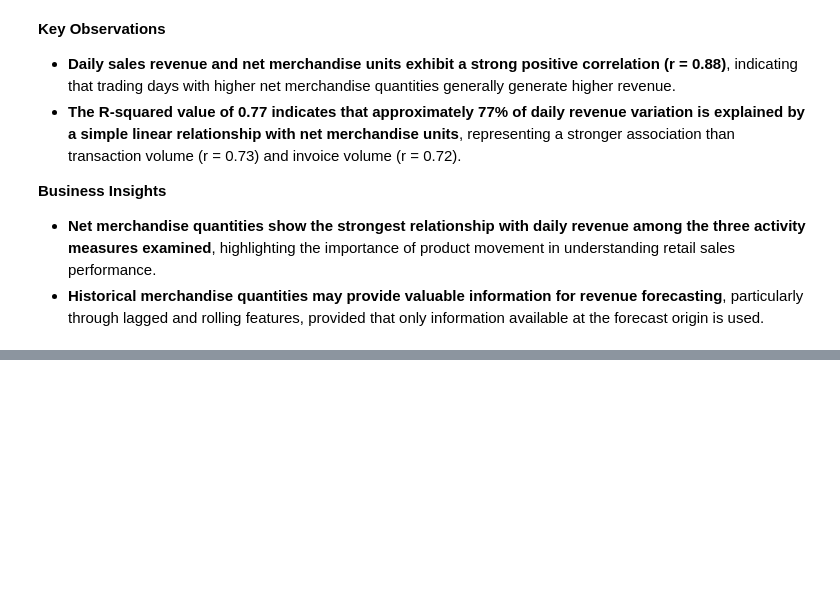
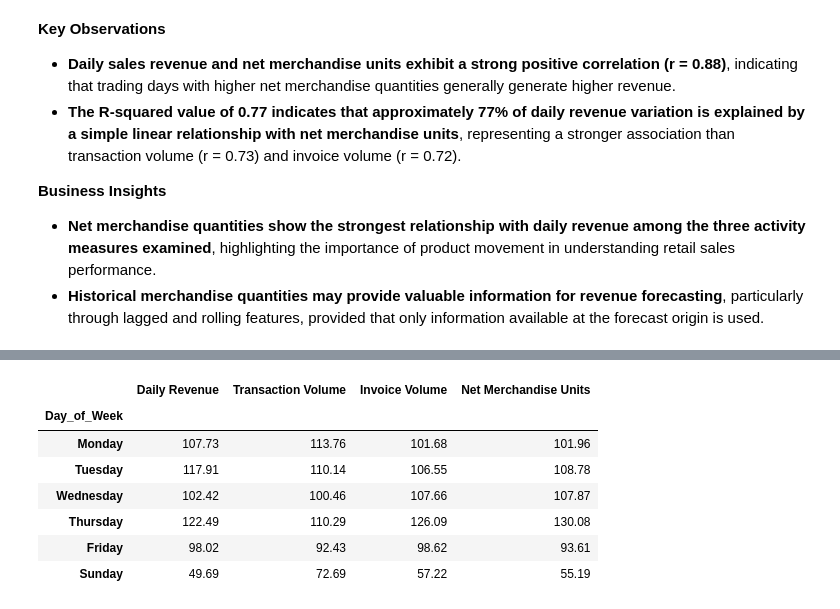
Before and after one commit to TejasMJ/Retail-Sales-Dynamics, a Jupyter notebook: notebooks/02_exploratory_data_analysis.ipynb, the cells around one changed output, grey strips where cells are left out. Cells and saved outputs as stored; diff of their text form; code cells hidden in the pictures; blank space fills up the shorter version.

```diff
--- a/notebooks/02_exploratory_data_analysis.ipynb
+++ b/notebooks/02_exploratory_data_analysis.ipynb
@@ -1285,0 +1474,77 @@ display(units_relationship_summary)
+# %%
+weekday_metrics = daily_metrics.copy()
+
+weekday_metrics["Day_of_Week"] = weekday_metrics.index.day_name()
+
+weekday_order = [
+    "Monday", "Tuesday", "Wednesday",
+    "Thursday", "Friday", "Sunday"
+]
+
+metric_columns = [
+    "Daily Revenue",
+    "Transaction Volume",
+    "Invoice Volume",
+    "Net Merchandise Units"
+]
+
+weekday_averages = (
+    weekday_metrics.groupby("Day_of_Week")[metric_columns]
+    .mean()
+    .reindex(weekday_order)
+)
+
+overall_averages = daily_metrics[metric_columns].mean()
+
+weekday_index = weekday_averages.div(overall_averages).mul(100)
+
+fig = px.bar(
+    weekday_index.reset_index().melt(
+        id_vars="Day_of_Week",
+        var_name="Metric",
+        value_name="Index"
+    ),
+    x="Day_of_Week",
+    y="Index",
+    color="Metric",
+    barmode="group",
+    title="Relative Retail Activity and Revenue Across Weekdays",
+    labels={
+        "Day_of_Week": "Day of the Week",
+        "Index": "Index (Overall Daily Average = 100)"
+    },
+    template="plotly_white"
+)
+
+fig.add_hline(
+    y=100,
+    line_dash="dash",
+    line_color="gray"
+)
+
+fig.update_traces(
+    hovertemplate=(
+        "Day: %{x}"
+        "<br>Index: %{y:.1f}"
+        "<extra></extra>"
+    )
+)
+
+fig.update_layout(
+    width=1100,
+    height=550,
+    title_x=0.5,
+    xaxis_title="Day of the Week",
+    yaxis_title="Index (Overall Daily Average = 100)",
+    legend_title="Retail Metric",
+    font=dict(size=13)
+)
+
+fig.show()
+
+print("Weekday Activity Index (Overall Daily Average = 100):")
+display(weekday_index.round(2))
+
+print("\nAverage Daily Retail Metrics by Weekday:")
+display(weekday_averages.round(2))
+# %% [output]
@@ -1285,0 +1552,8 @@ display(units_relationship_summary)
+|  | Daily Revenue | Transaction Volume | Invoice Volume | Net Merchandise Units |
+| Day_of_Week |  |  |  |  |
+| Monday | 107.73 | 113.76 | 101.68 | 101.96 |
+| Tuesday | 117.91 | 110.14 | 106.55 | 108.78 |
+| Wednesday | 102.42 | 100.46 | 107.66 | 107.87 |
+| Thursday | 122.49 | 110.29 | 126.09 | 130.08 |
+| Friday | 98.02 | 92.43 | 98.62 | 93.61 |
+| Sunday | 49.69 | 72.69 | 57.22 | 55.19 |
```
Also changed, not shown: parts of 10 cells of this notebook.
